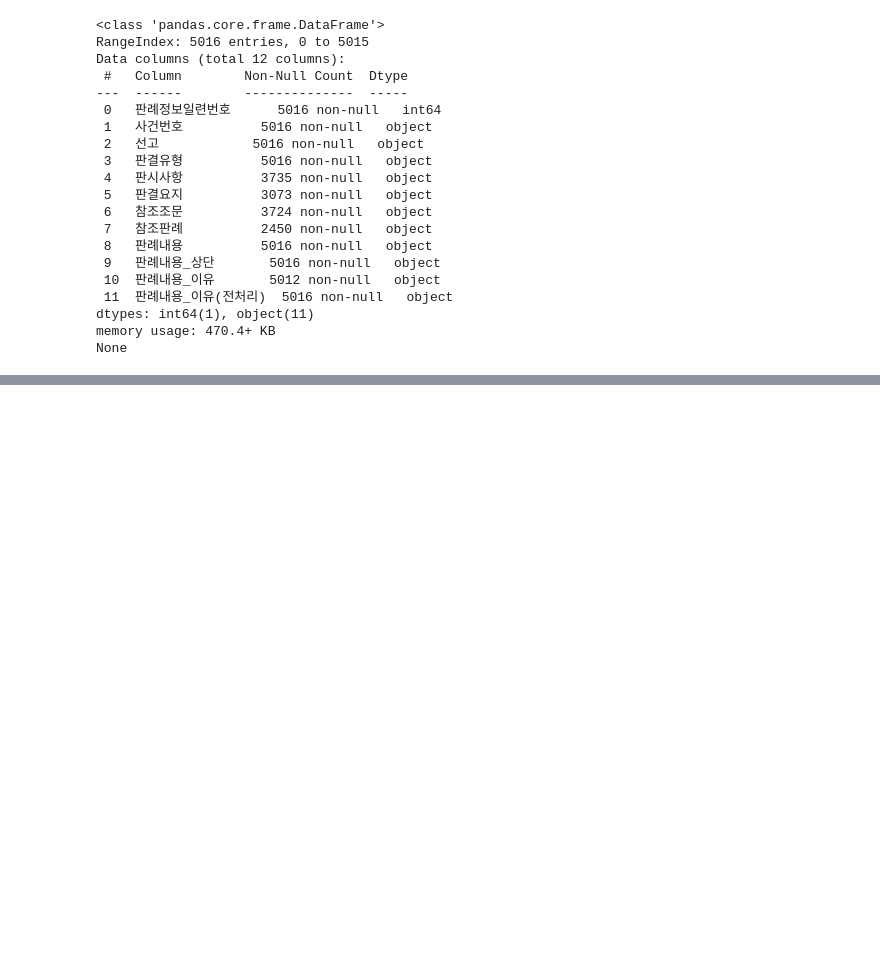
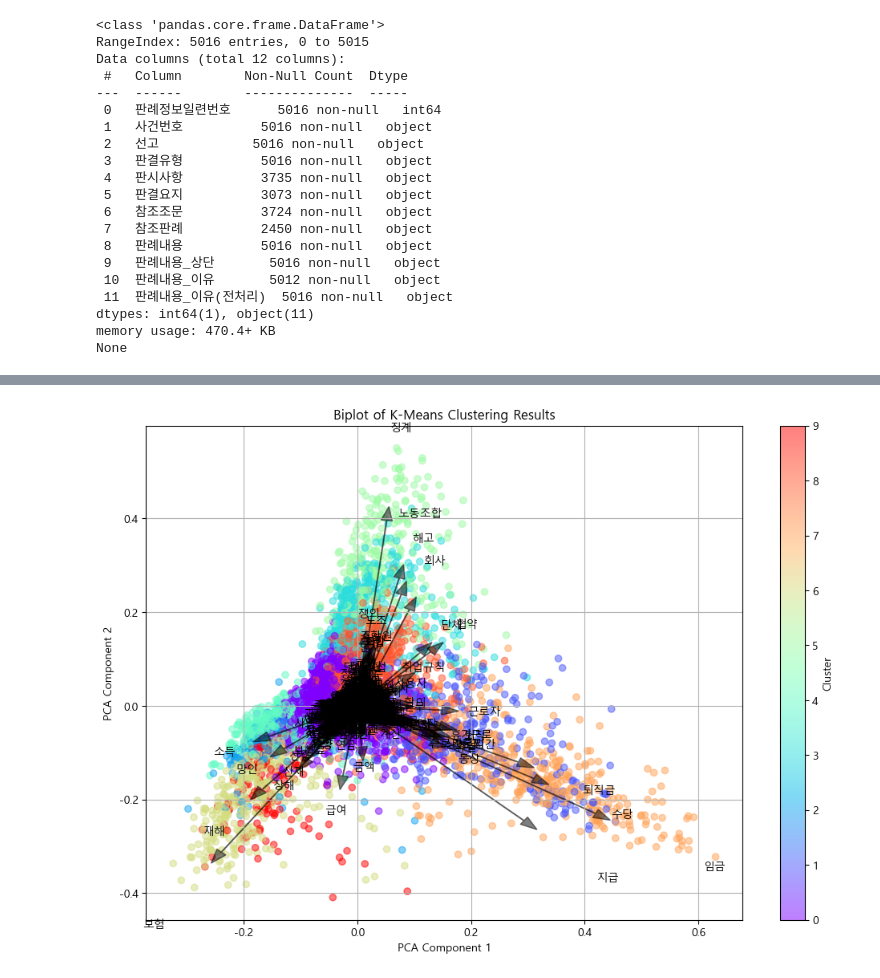
Before and after one commit to sesac-NoF/NoF, a Jupyter notebook: Labor_precedent_EDA/10_Labor_EDA_Real.ipynb, the cells around one changed output, grey strips where cells are left out. Saved outputs shown, nothing was run; the diff lists cells and outputs as text; code cells hidden in the pictures; blank space fills up the shorter version.

```diff
--- a/Labor_precedent_EDA/10_Labor_EDA_Real.ipynb
+++ b/Labor_precedent_EDA/10_Labor_EDA_Real.ipynb
@@ -326,0 +618,14 @@ None
+# %%
+import pandas as pd
+from sklearn.feature_extraction.text import TfidfVectorizer
+from sklearn.cluster import KMeans
+
+# 클러스터별 상위 단어 및 그 단어들의 TF-IDF 값 확인
+order_centroids = kmeans.cluster_centers_.argsort()[:, ::-1]
+terms = vectorizer.get_feature_names_out()
+
+print("클러스터별 상위 단어 및 TF-IDF 값:")
+for i in range(num_clusters):
+    print(f"\n클러스터 {i+1}:")
+    for ind in order_centroids[i, :10]:  # 상위 10개의 단어
+        print(f"단어: {terms[ind]} - TF-IDF 값: {kmeans.cluster_centers_[i, ind]}")
@@ -326,0 +673,26 @@ None
+# %%
+# 4. PCA를 사용한 2D 시각화 (차원 축소)
+pca = PCA(n_components=2)
+pca_result = pca.fit_transform(tfidf_array.toarray())
+
+# 5. Biplot 생성
+plt.figure(figsize=(12, 8))
+plt.scatter(pca_result[:, 0], pca_result[:, 1], c=kmeans.labels_, cmap='rainbow', alpha=0.5)
+
+# PCA 축의 단어 벡터 추가
+for i in range(len(vectorizer.get_feature_names_out())):
+    plt.arrow(0, 0, pca.components_[0, i], pca.components_[1, i],
+              color='black', alpha=0.5, head_width=0.02)
+
+    # 단어 라벨 추가
+    plt.text(pca.components_[0, i] * 1.5, pca.components_[1, i] * 1.5,
+             vectorizer.get_feature_names_out()[i], color='black', ha='center', va='center')
+
+plt.title('Biplot of K-Means Clustering Results')
+plt.xlabel('PCA Component 1')
+plt.ylabel('PCA Component 2')
+plt.grid()
+plt.colorbar(label='Cluster')
+plt.show()
+# %% [output]
+[figure, added]
```
Also changed, not shown: parts of 38 cells of this notebook, 1 other file.
